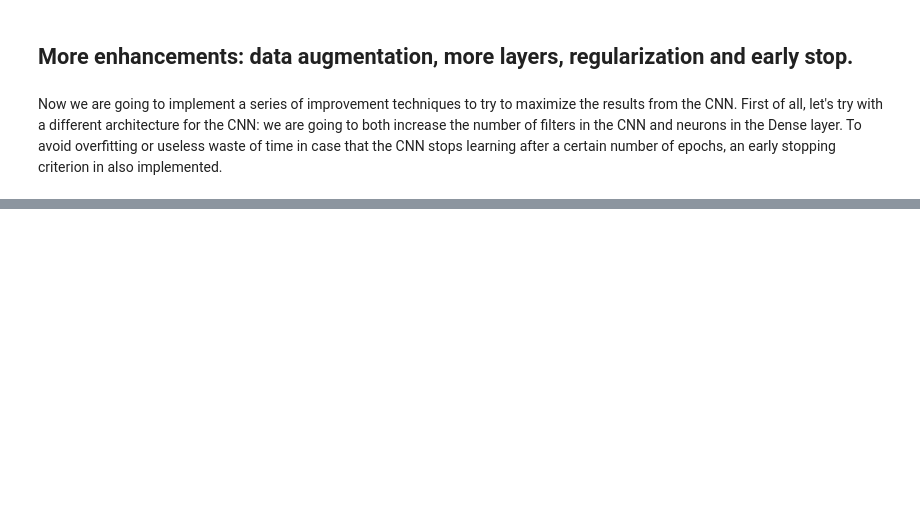
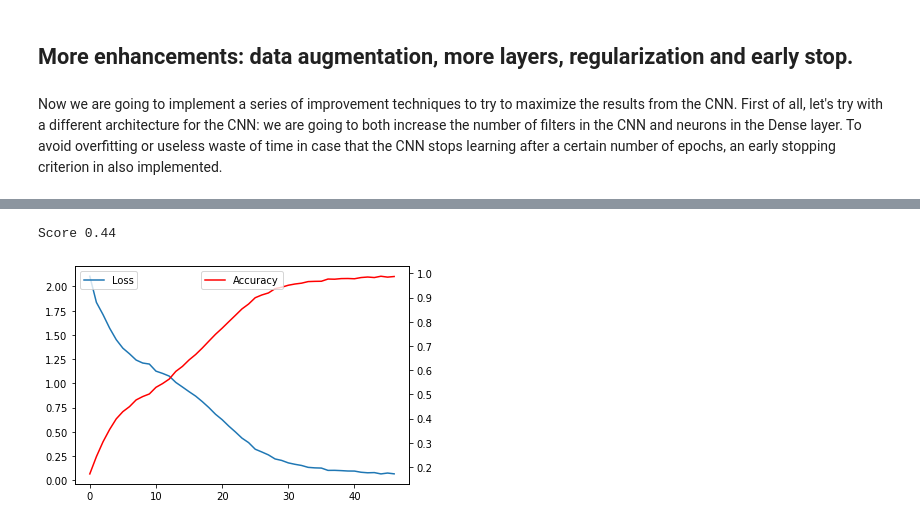
Before and after one commit to noisecape/Cancer_Detector, a Jupyter notebook: Cancer_Detector.ipynb, the cells around one changed output, grey strips where cells are left out. Saved outputs shown, nothing was run; the diff lists cells and outputs as text; code cells hidden in the pictures; blank space fills up the shorter version.

```diff
--- a/Cancer_Detector.ipynb
+++ b/Cancer_Detector.ipynb
@@ -739,0 +790,34 @@ _________________________________________________________________
+# %%
+# # UNCOMMENT TO SAVE THE MODEL
+# save_path = '/Users/tommasocapecchi/Datasets/HAM10000/Saved_models/'
+# model.save(os.path.join(save_path, 'improved_final_CNN.h5'))
+
+# # UNCOMMENT TO SAVE THE HISTORY
+# save_history_improved = '/Users/tommasocapecchi/Datasets/HAM10000/Saved_models/improved_final_history'
+# with open(save_history_improved, 'wb') as improved_hist_file:
+#     pickle.dump(history.history, improved_hist_file)
+
+# UNCOMMENT TO LOAD THE MODEL
+save_path = '/Users/tommasocapecchi/Datasets/HAM10000/Saved_models/'
+model = load_model(os.path.join(save_path, 'improved_final_CNN.h5'))
+
+# UNCOMMENT TO LOAD THE HISTORY
+save_history_improved = '/Users/tommasocapecchi/Datasets/HAM10000/Saved_models/improved_final_history'
+history = pickle.load(open(save_history_improved, 'rb'))
+
+# # FROM LOADED MODEL
+y_pred = model.predict(X_test)
+y_pred = np.argmax(y_pred, axis=1)
+y_true = np.argmax(y_test, axis=1)
+score = accuracy_score(y_true, y_pred)
+print(f'Score {round(score, 2)}')
+plot_accuracy_epochs(history)
+
+# FROM NOT LOADED
+# y_pred_improved = improved_model.predict(X_test)
+# y_pred_improved = np.argmax(y_pred_improved, axis=1)
+# improved_score = accuracy_score(y_test, y_pred_improved)
+# plot_accuracy_epochs(history_improved_load)
+# %% [output]
+Score 0.44
+[figure, added]
```
Also changed, not shown: parts of 26 cells of this notebook, 1 other file.
